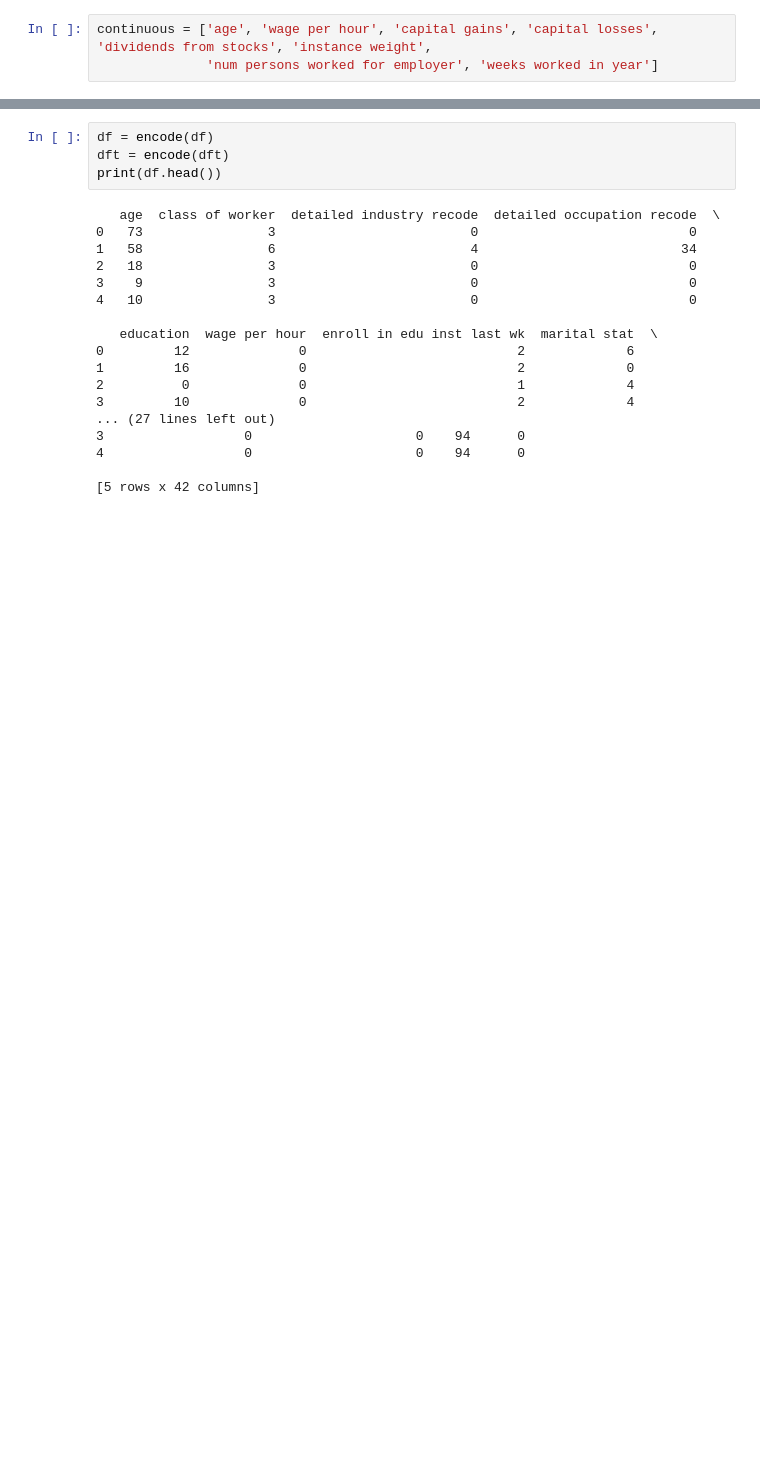
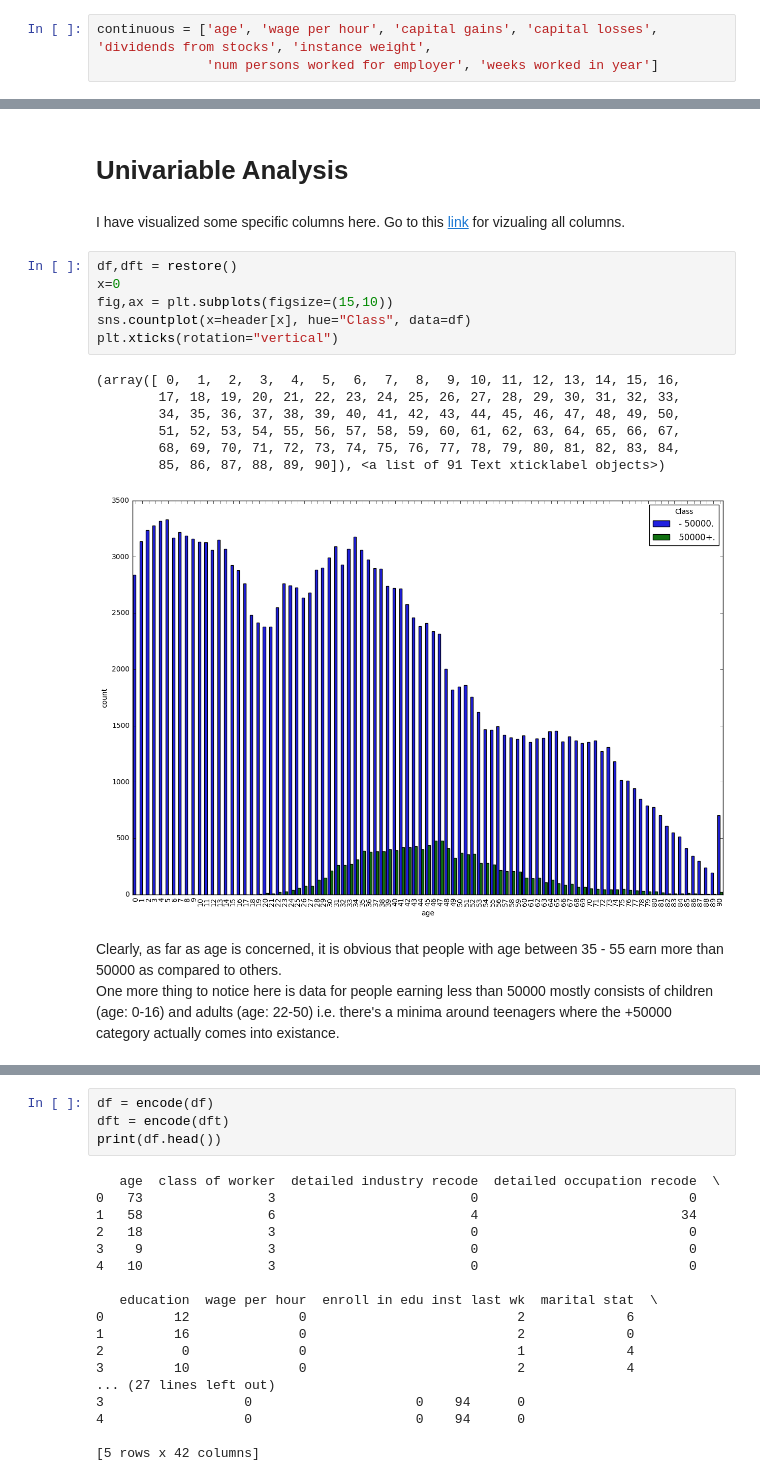
Before and after one commit to pranshu28/usa_census, a Jupyter notebook: Notebook.ipynb, the cells around one changed output, grey strips where cells are left out. Drawn from its saved outputs; the diff is of its cells as text; blank space fills up the shorter version.

```diff
--- a/Notebook.ipynb
+++ b/Notebook.ipynb
@@ -174,3 +86,24 @@ def restore():
         df = df.rename(columns={i: header[i]})
         dft = dft.rename(columns={i: header[i]})
     return df,dft
+# %% [markdown]
+# Univariable Analysis
+# %% [markdown]
+I have visualized some specific columns here. Go to this [link](https://github.com/pranshumalviya2/usa_census/tree/master/pics) for vizualing all columns.
+# %%
+df,dft = restore()
+x=0
+fig,ax = plt.subplots(figsize=(15,10))
+sns.countplot(x=header[x], hue="Class", data=df)
+plt.xticks(rotation="vertical")
+# %% [output]
+(array([ 0,  1,  2,  3,  4,  5,  6,  7,  8,  9, 10, 11, 12, 13, 14, 15, 16,
+        17, 18, 19, 20, 21, 22, 23, 24, 25, 26, 27, 28, 29, 30, 31, 32, 33,
+        34, 35, 36, 37, 38, 39, 40, 41, 42, 43, 44, 45, 46, 47, 48, 49, 50,
+        51, 52, 53, 54, 55, 56, 57, 58, 59, 60, 61, 62, 63, 64, 65, 66, 67,
+        68, 69, 70, 71, 72, 73, 74, 75, 76, 77, 78, 79, 80, 81, 82, 83, 84,
+        85, 86, 87, 88, 89, 90]), <a list of 91 Text xticklabel objects>)
+[figure, added]
+# %% [markdown]
+Clearly, as far as age is concerned, it is obvious that people with age between 35 - 55 earn more than 50000 as compared to others.
+One more thing to notice here is data for people earning less than 50000 mostly consists of children (age: 0-16) and adults (age: 22-50) i.e. there's a minima around teenagers where the +50000 category actually comes into existance.
```
Also changed, not shown: parts of 64 cells of this notebook.
